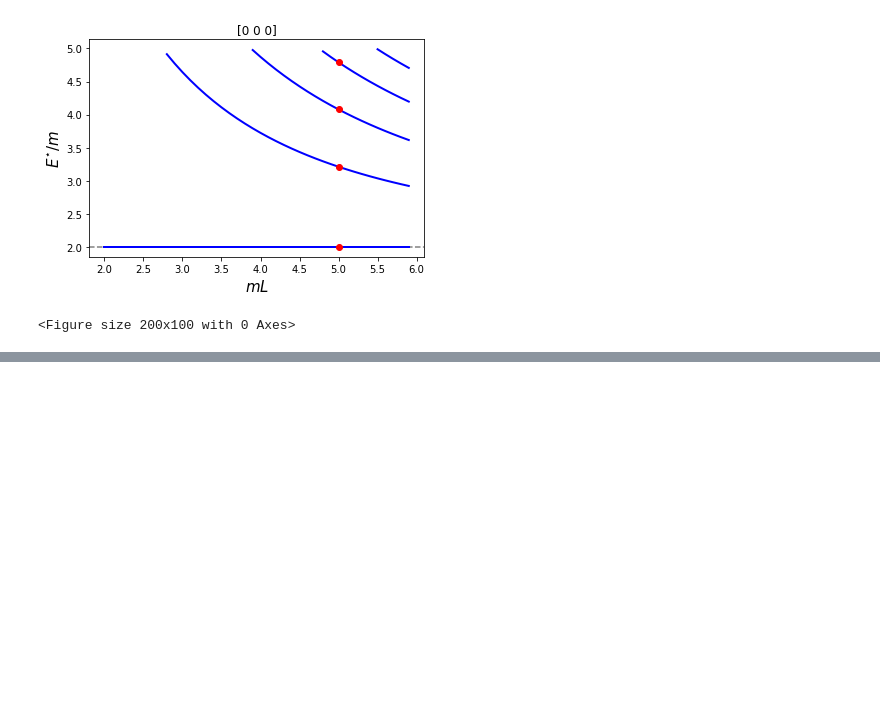
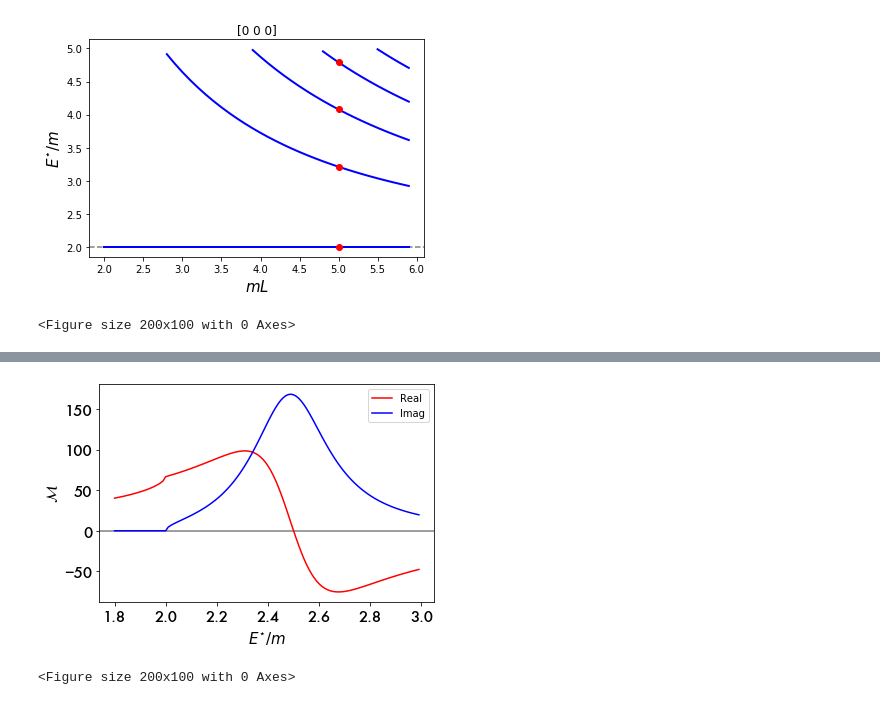
Before and after one commit to ajackura/LatticeSummerSchool2021-ScatteringExercises, a Jupyter notebook: Notebooks-final/hadspec_ex2_luescher.ipynb, the cells around one changed output, grey strips where cells are left out. Drawn from its saved outputs; the diff is of its cells as text; code cells hidden in the pictures; blank space fills up the shorter version.

```diff
--- a/Notebooks-final/hadspec_ex2_luescher.ipynb
+++ b/Notebooks-final/hadspec_ex2_luescher.ipynb
@@ -463,0 +489,51 @@ plot_free_spectrum_F( nP )
+# %%
+'''
+Reminding ourselves of the amplitudes
+'''
+
+# General amplitude function
+def Amplitude( s, Kmatrix ):
+    K = Kmatrix(s)
+    rho = phase_space(s)
+    return K / ( 1.0 - 1j * rho * K )
+
+# K-matrix for Breit-Wigner parameterization
+def Kmatrix_BreitWigner( s, m0, g0 ):
+    Gamma = g0**2 * m0**2 * q_cm(s) / ( 6.0 * np.pi * s )
+    tanDelta = np.sqrt( s ) * Gamma / ( m0**2 - s )
+    rho = phase_space(s)
+    return tanDelta / rho
+
+# K-matrix for 2-parameter Effective Range parameterization
+def Kmatrix_EffectiveRange( s, a, r ):
+    qCotDelta = -1.0 / a + 0.5 * r * q_cm( s )**2
+    return ( 8.0 * np.pi * np.sqrt(s) / xi ) / qCotDelta
+
+# Routine to plot amplitude
+def plot_amplitude( Kmatrix ):
+    eps = 1e-16                                                 # shift s value slightly above real axis
+    Ecm_o_m = np.arange(1.8, 3, 0.01)                           # array of Ecm / m
+    amp = Amplitude( Ecm_o_m**2+1j*eps, Kmatrix )
+    plt.axhline(y=0.0, color='gray', linestyle='-')
+    plt.plot(Ecm_o_m, amp.real, color='red',label="Real")
+    plt.plot(Ecm_o_m, amp.imag, color='blue',label="Imag")
+    plt.xlabel(r'$E^{\star} / m$',size=15)
+    plt.ylabel(r'$\mathcal{M}$',size=15)
+    plt.xticks(fontname="Futura",fontsize=15)
+    plt.yticks(fontname="Futura",fontsize=15)
+    plt.legend(loc="upper right")
+    plt.figure(figsize=(2,1), dpi= 100, facecolor='w', edgecolor='k')
+
+# Sample Effective Range parameters
+a = 2.0 # /m
+r = 0.0 # /m
+
+# Sample Breit-Wigner parameters
+m0 = 2.5 # m
+g0 = 3.0
+
+# Plot Breit-Wigner amplitude
+plot_amplitude( lambda s:Kmatrix_BreitWigner(s,m0,g0) )
+# %% [output]
+[figure, added]
+<Figure size 200x100 with 0 Axes>
```
Also changed, not shown: parts of 15 cells of this notebook.
